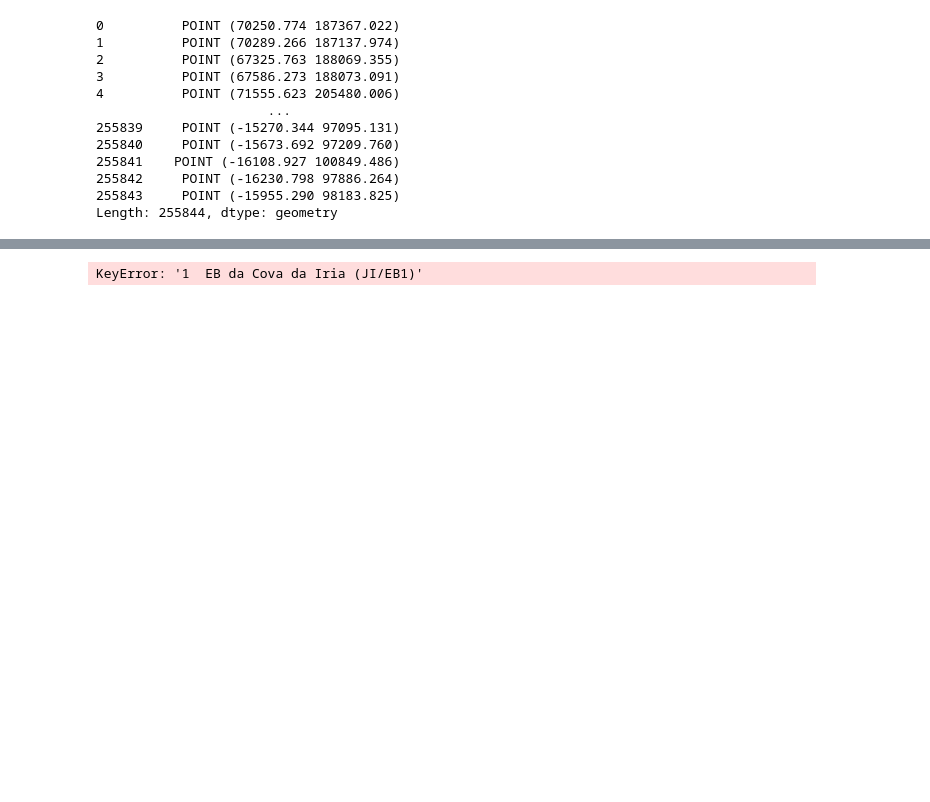
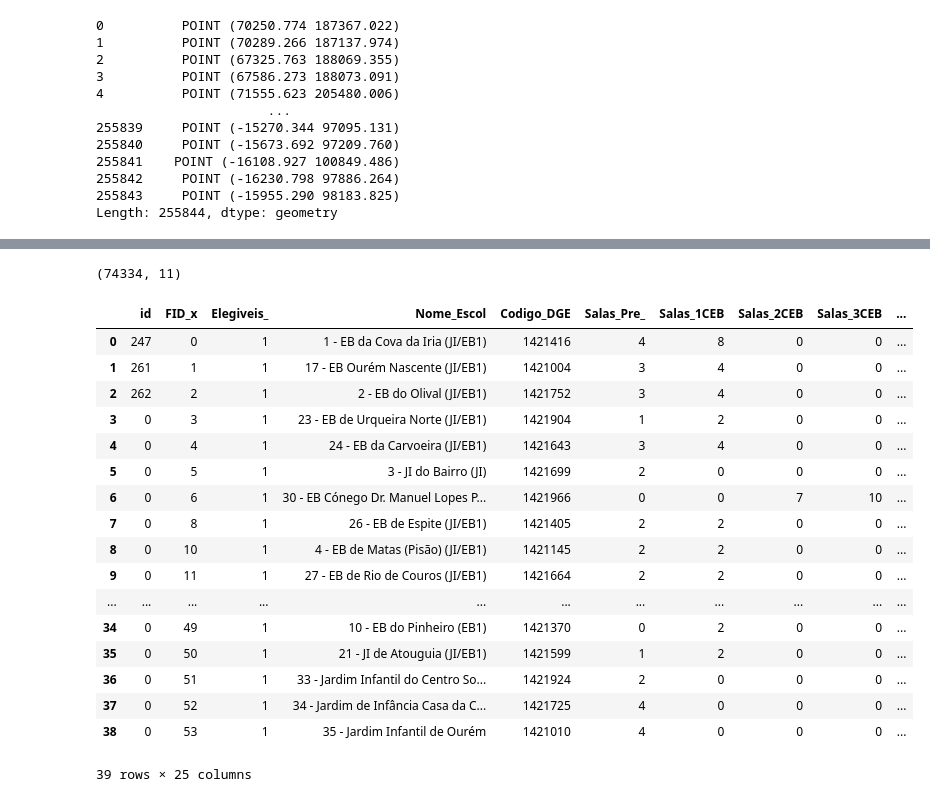
Before and after one commit to fillipefeitosa/gettin, a Jupyter notebook: pandana/Distance Matrix.ipynb, the cells around one changed output, grey strips where cells are left out. Cells and saved outputs as stored; diff of their text form; code cells hidden in the pictures; blank space fills up the shorter version.

```diff
--- a/pandana/Distance Matrix.ipynb
+++ b/pandana/Distance Matrix.ipynb
@@ -182,7 +218,25 @@ result.to_csv('./data/distancematrix-0903.csv')
-# %%
-bgri = polygons[polygons['DTMN11']=='1421'].to_crs({'init': 'epsg:4326'})
-bgri['geometry'] = bgri.centroid
-bgri.index = bgri.BGRI11
-result = create_distance_matrix_to_sig(bgri, schools)
-# %% [output]
-KeyError: '1  EB da Cova da Iria (JI/EB1)'
+# %%
+result.shape
+# %% [output]
+(74334, 11)
+# %%
+schools
+# %% [output]
+|  | id | FID_x | Elegiveis_ | Nome_Escol | Codigo_DGE | Salas_Pre_ | Salas_1CEB | Salas_2CEB | Salas_3CEB | ... |
+| 0 | 247 | 0 | 1 | 1 - EB da Cova da Iria (JI/EB1) | 1421416 | 4 | 8 | 0 | 0 | ... |
+| 1 | 261 | 1 | 1 | 17 - EB Ourém Nascente (JI/EB1) | 1421004 | 3 | 4 | 0 | 0 | ... |
+| 2 | 262 | 2 | 1 | 2 - EB do Olival (JI/EB1) | 1421752 | 3 | 4 | 0 | 0 | ... |
+| 3 | 0 | 3 | 1 | 23 - EB de Urqueira Norte (JI/EB1) | 1421904 | 1 | 2 | 0 | 0 | ... |
+| 4 | 0 | 4 | 1 | 24 - EB da Carvoeira (JI/EB1) | 1421643 | 3 | 4 | 0 | 0 | ... |
+| 5 | 0 | 5 | 1 | 3 - JI do Bairro (JI) | 1421699 | 2 | 0 | 0 | 0 | ... |
+| 6 | 0 | 6 | 1 | 30 - EB Cónego Dr. Manuel Lopes P... | 1421966 | 0 | 0 | 7 | 10 | ... |
+| 7 | 0 | 8 | 1 | 26 - EB de Espite (JI/EB1) | 1421405 | 2 | 2 | 0 | 0 | ... |
+| 8 | 0 | 10 | 1 | 4 - EB de Matas (Pisão) (JI/EB1) | 1421145 | 2 | 2 | 0 | 0 | ... |
+| 9 | 0 | 11 | 1 | 27 - EB de Rio de Couros (JI/EB1) | 1421664 | 2 | 2 | 0 | 0 | ... |
+| ... | ... | ... | ... | ... | ... | ... | ... | ... | ... | ... |
+| 34 | 0 | 49 | 1 | 10 - EB do Pinheiro (EB1) | 1421370 | 0 | 2 | 0 | 0 | ... |
+| 35 | 0 | 50 | 1 | 21 - JI de Atouguia (JI/EB1) | 1421599 | 1 | 2 | 0 | 0 | ... |
+| 36 | 0 | 51 | 1 | 33 - Jardim Infantil do Centro So... | 1421924 | 2 | 0 | 0 | 0 | ... |
+| 37 | 0 | 52 | 1 | 34 - Jardim de Infância Casa da C... | 1421725 | 4 | 0 | 0 | 0 | ... |
+| 38 | 0 | 53 | 1 | 35 - Jardim Infantil de Ourém | 1421010 | 4 | 0 | 0 | 0 | ... |
+39 rows × 25 columns
```
Also changed, not shown: parts of 23 cells of this notebook, 3 other files.
